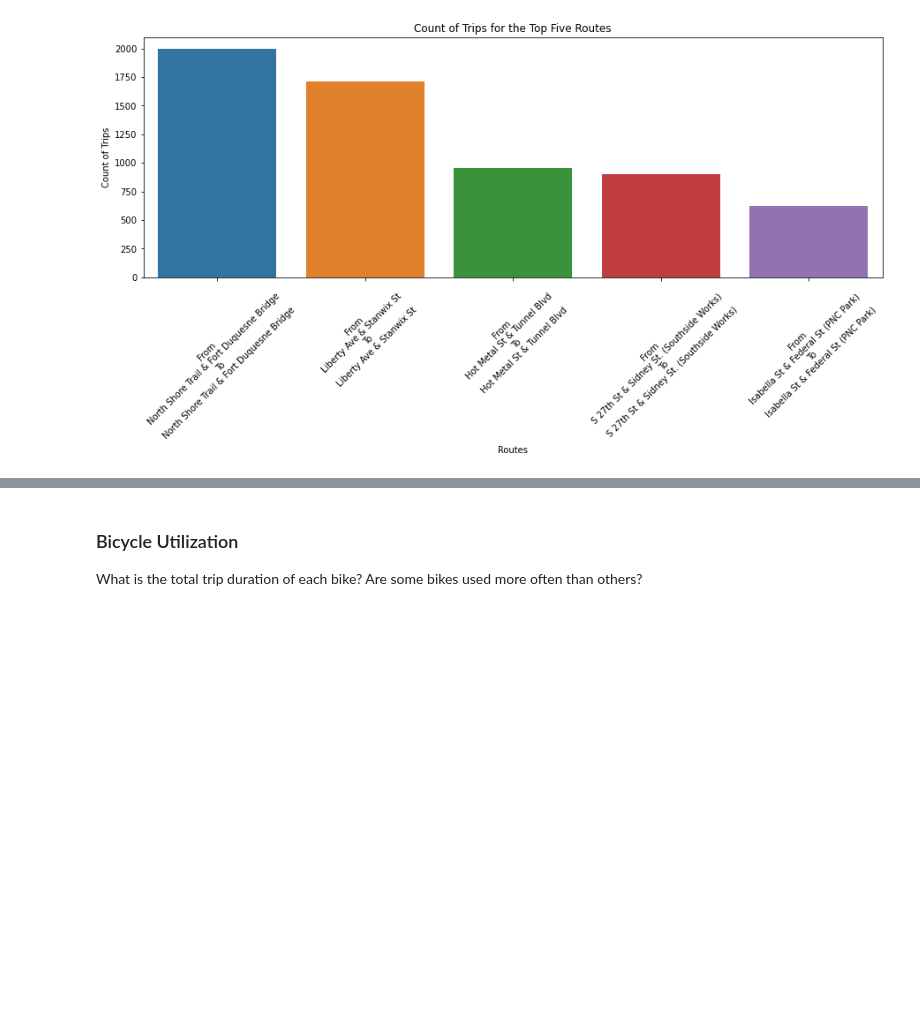
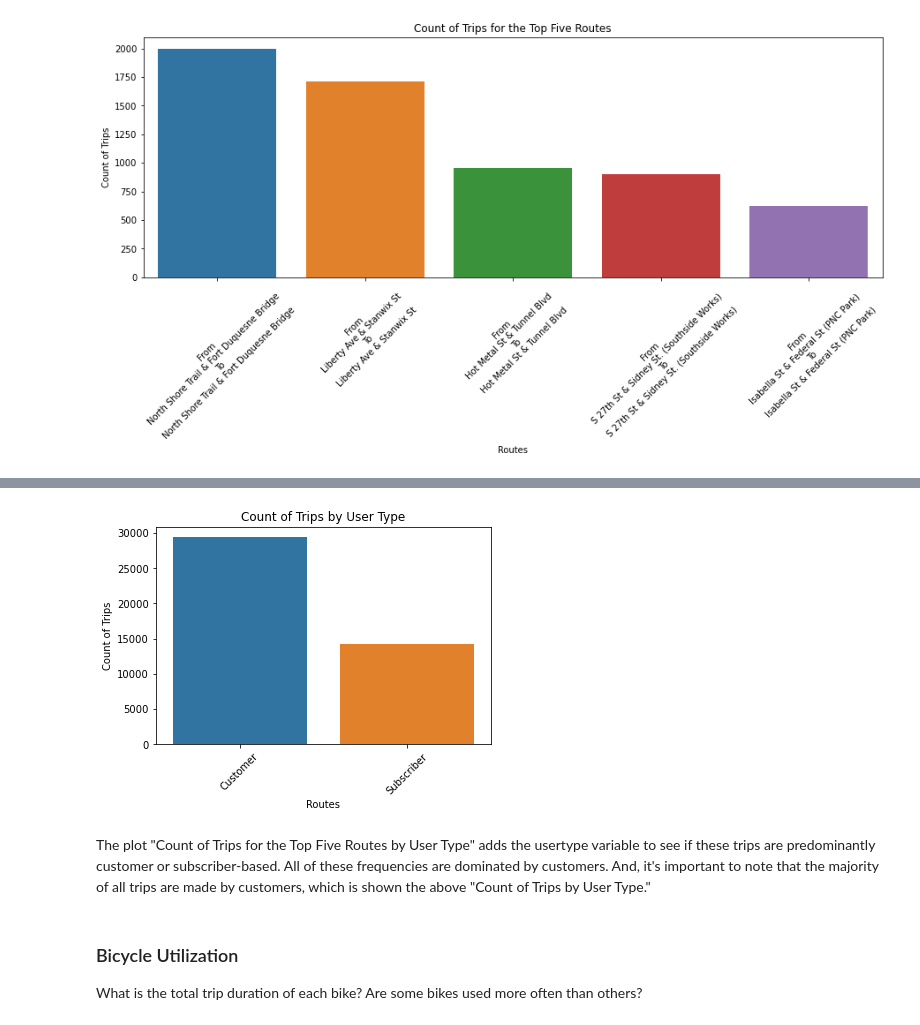
Before and after one commit to KristinaMFrazier/healthyride, a Jupyter notebook: PittHealthyRides.ipynb, the cells around one changed output, grey strips where cells are left out. Drawn from its saved outputs; the diff is of its cells as text; code cells hidden in the pictures; blank space fills up the shorter version.

```diff
--- a/PittHealthyRides.ipynb
+++ b/PittHealthyRides.ipynb
@@ -321,3 +411,14 @@ plt.title('Count of Trips for the Top Five Routes')
+# %%
+sns.countplot(data = df, x = 'Usertype')
+
+plt.xticks(rotation = 45)
+plt.ylabel('Count of Trips')
+plt.xlabel('Routes')
+plt.title('Count of Trips by User Type');
+# %% [output]
+[figure, added]
+# %% [markdown]
+The plot "Count of Trips for the Top Five Routes by User Type" adds the usertype variable to see if these trips are predominantly customer or subscriber-based. All of these frequencies are dominated by customers. And, it's important to note that the majority of all trips are made by customers, which is shown the above "Count of Trips by User Type."
 # %% [markdown]
 ### Bicycle Utilization
 What is the total trip duration of each bike? Are some bikes used more often than others?
```
Also changed, not shown: parts of 33 cells of this notebook, 1 other file.
